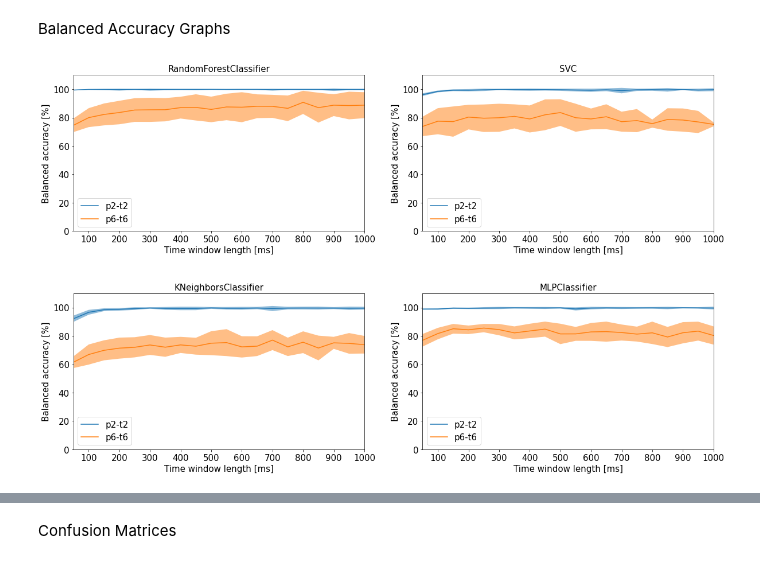
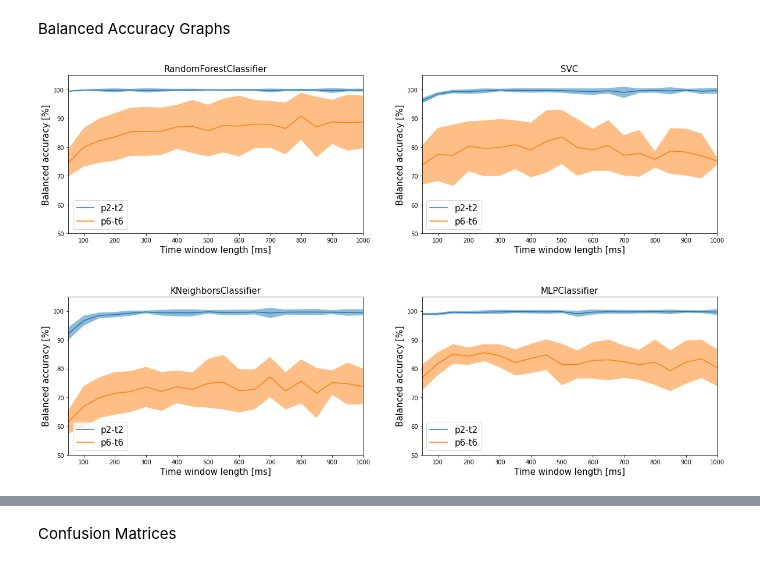
Before and after one commit to mrighi/NSSP-Miniprojects, a Jupyter notebook: Miniproject 3/miniproject-3.ipynb, the cells around one changed output, grey strips where cells are left out. Cells and saved outputs as stored; diff of their text form; code cells hidden in the pictures.

```diff
--- a/Miniproject 3/miniproject-3.ipynb
+++ b/Miniproject 3/miniproject-3.ipynb
@@ -596,32 +598,32 @@ classifiers_list = [RandomForestClassifier, KNeighborsClassifier, SVC, MLPClassi
 fs = 24400
 window_sizes_t = np.linspace(0.05, 1, round(1/0.05)) #[s]
 window_sizes_n = np.around(window_sizes_t * fs) #[timesteps]
 window_overlaps_t = 0.2 * window_sizes_t #[s]
 window_overlaps_n = np.around(window_overlaps_t * fs)
 
 fig, ax = plt.subplots(2,2,figsize=(20,12))
 n = 15 # fontsize
 
 for i, classifier_class in enumerate(classifiers_list):
-	ax[i%2][i//2].set_ylim([0,110])
+	ax[i%2][i//2].set_ylim([50,105])
 	ax[i%2][i//2].set_xlim([50,1000])
 	ax[i%2][i//2].set_xlabel('Time window length [ms]', fontsize=n)
 	ax[i%2][i//2].set_xticks(np.arange(100, 1100, step=100))
 	ax[i%2][i//2].set_ylabel('Balanced accuracy [%]', fontsize=n)
 	ax[i%2][i//2].set_title(classifier_class.__name__, fontsize=n)
 	for pig, pig_data in results.items():
 		bac_windows = np.empty((2,0))
 		for ws, wo in zip(window_sizes_n, window_overlaps_n):
 			bacs = np.empty(10)
 			for fold_index in range(10):
 				bacs[fold_index] = results[pig][ws][fold_index][classifier_class.__name__]['validation_score']*100
 			mean_ws = np.mean(bacs)
 			std_ws = np.std(bacs)
 			bac_windows = np.append(bac_windows, np.array([[mean_ws],[std_ws]]), axis = 1)
 		ax[i%2][i//2].plot(window_sizes_t*1000, bac_windows[0,:], label=pig)
 		ax[i%2][i//2].fill_between(window_sizes_t*1000, bac_windows[0,:]-bac_windows[1,:], bac_windows[0,:]+bac_windows[1,:], alpha=0.5)
 		ax[i%2][i//2].legend(fontsize=n)
 plt.subplots_adjust(hspace=0.4)
 plt.show()
 # %% [output]
-[figure, old version]
+[figure, new version]
```
Also changed, not shown: parts of 11 cells of this notebook.
